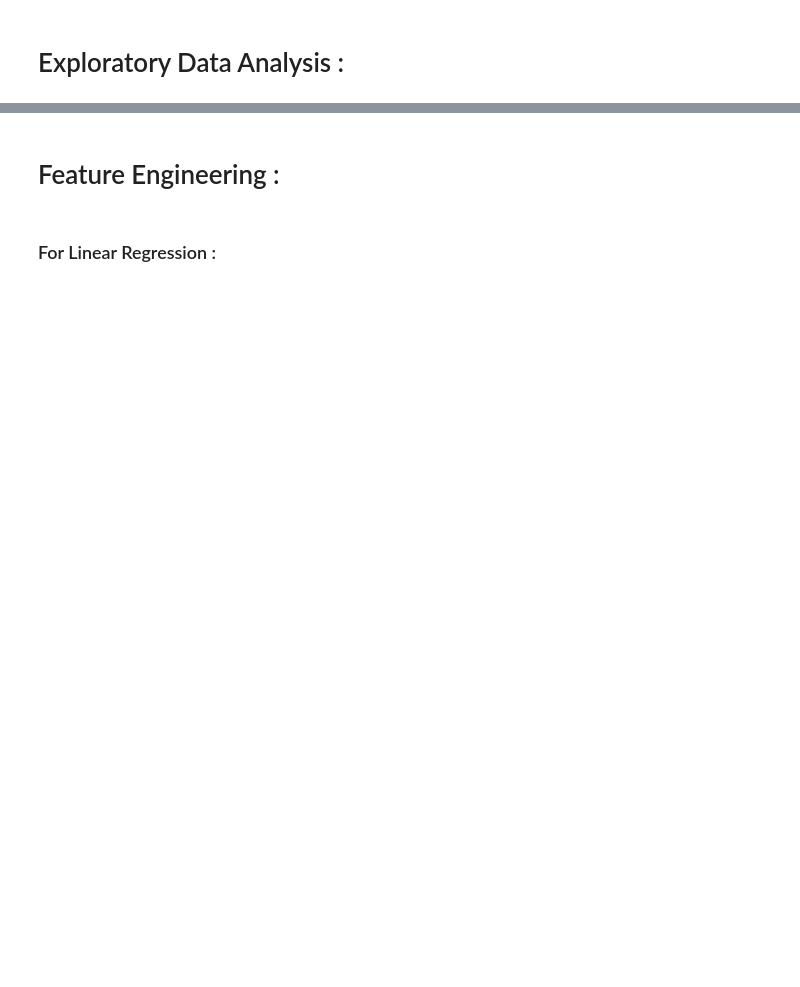
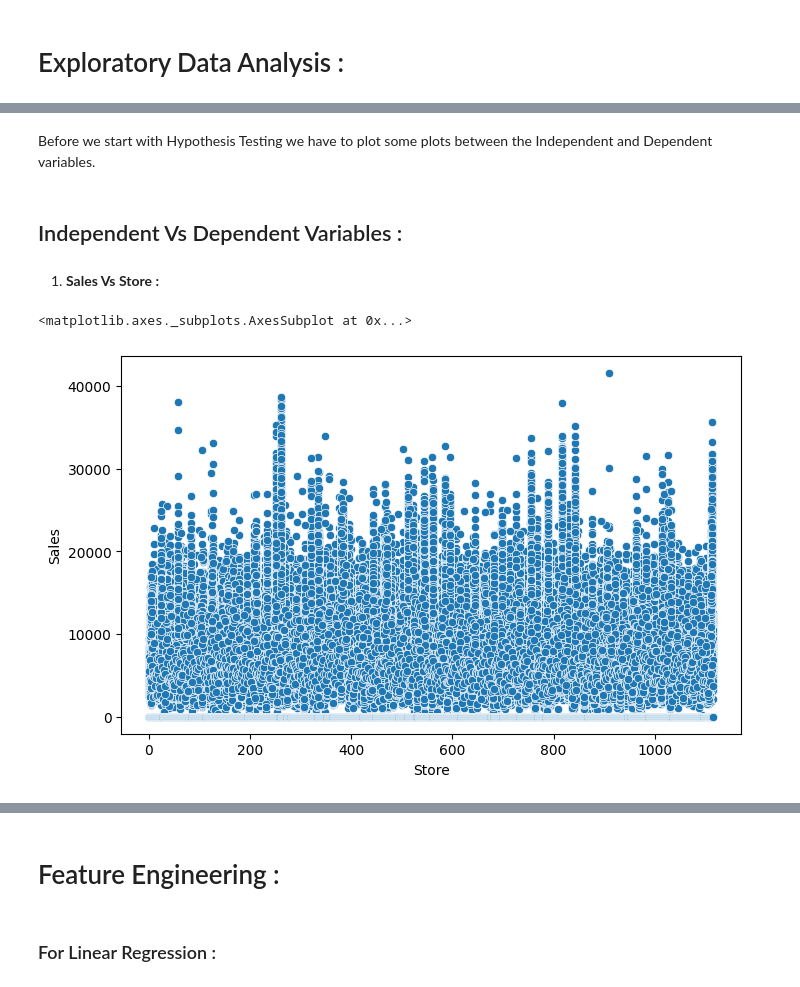
Before and after one commit to ansonsibi1/Anson-Sibi-M4W3_Rossmann_Sales_Prediction_Capstone_Project, a Jupyter notebook: Team_KASAR_Anson_Sibi_M4W3_Rossmann_Sales_Prediction_Capstone_Project.ipynb, the cells around one changed output, grey strips where cells are left out. Drawn from its saved outputs; the diff is of its cells as text; code cells hidden in the pictures; blank space fills up the shorter version.

```diff
--- a/Team_KASAR_Anson_Sibi_M4W3_Rossmann_Sales_Prediction_Capstone_Project.ipynb
+++ b/Team_KASAR_Anson_Sibi_M4W3_Rossmann_Sales_Prediction_Capstone_Project.ipynb
@@ -337,0 +309,4 @@ NameError: ignored
+# %%
+# Replacing the null values with meadian in the CompetitionDistance column
+
+store_df.CompetitionDistance.fillna(store_df.CompetitionDistance.median(),inplace=True)
@@ -337,0 +355,4 @@ NameError: ignored
+# %%
+# Removing the columns with higher percentage of null values
+
+store_df.drop(['CompetitionOpenSinceMonth','CompetitionOpenSinceYear','Promo2SinceWeek','Promo2SinceYear','PromoInterval'],axis=1,inplace=True)
@@ -337,0 +366,4 @@ NameError: ignored
+# %%
+# Merge the two datasets
+
+store_sales_df = pd.merge(sales_df,store_df,how='left',on='Store')
@@ -337,0 +488,4 @@ NameError: ignored
+# %%
+# Changing datatype of the StateHoliday values
+
+store_sales_df.StateHoliday = store_sales_df.StateHoliday.apply(str)
@@ -457,0 +517,13 @@ sns.scatterplot(df.Store,df.Sales,hue=df.Promo)
+# %% [markdown]
+Before we start with Hypothesis Testing we have to plot some plots between the Independent and Dependent variables.
+# %% [markdown]
+## Independent Vs Dependent Variables :
+# %% [markdown]
+1. **Sales Vs Store :**
+# %%
+# Scatterplot for Store and Sales column
+
+sns.scatterplot(store_sales_df.Store,store_sales_df.Sales)
+# %% [output]
+<matplotlib.axes._subplots.AxesSubplot at 0x...>
+[figure, added]
```
Also changed, not shown: parts of 214 cells of this notebook.
